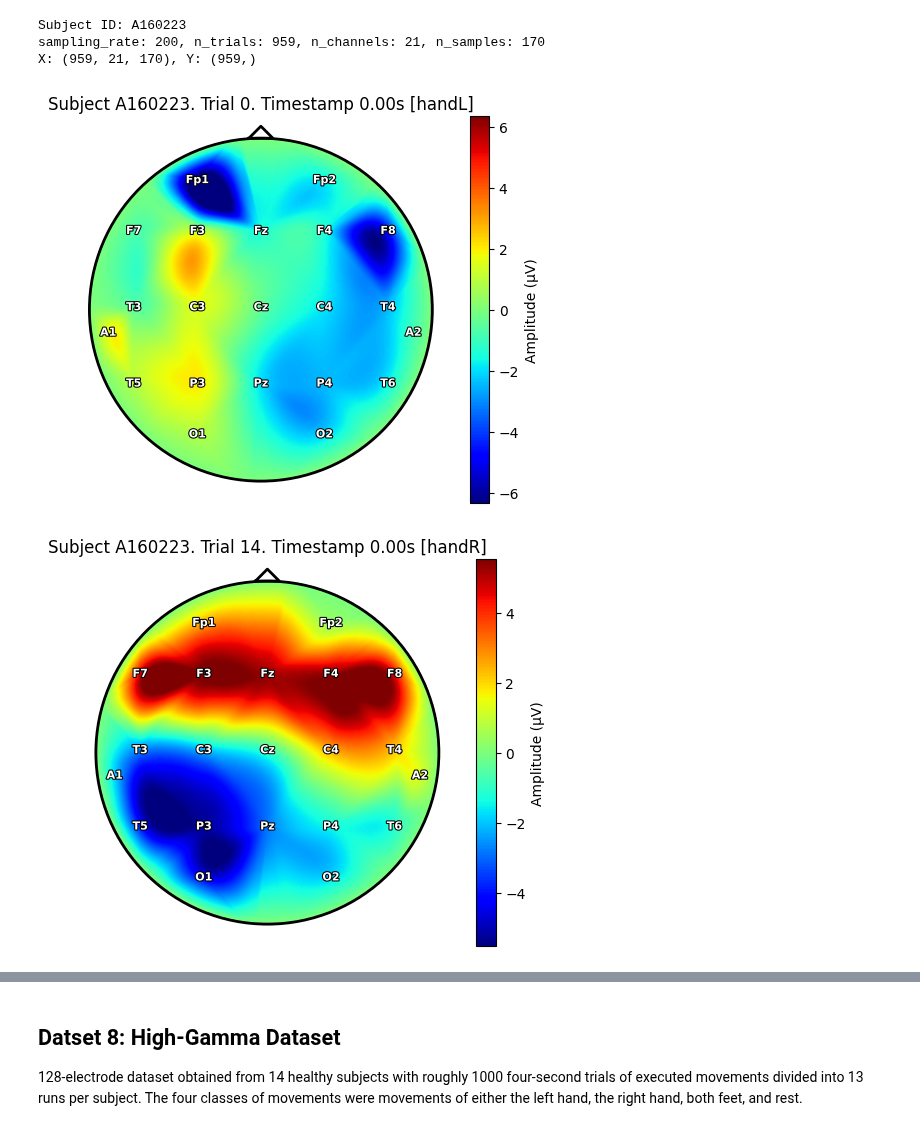
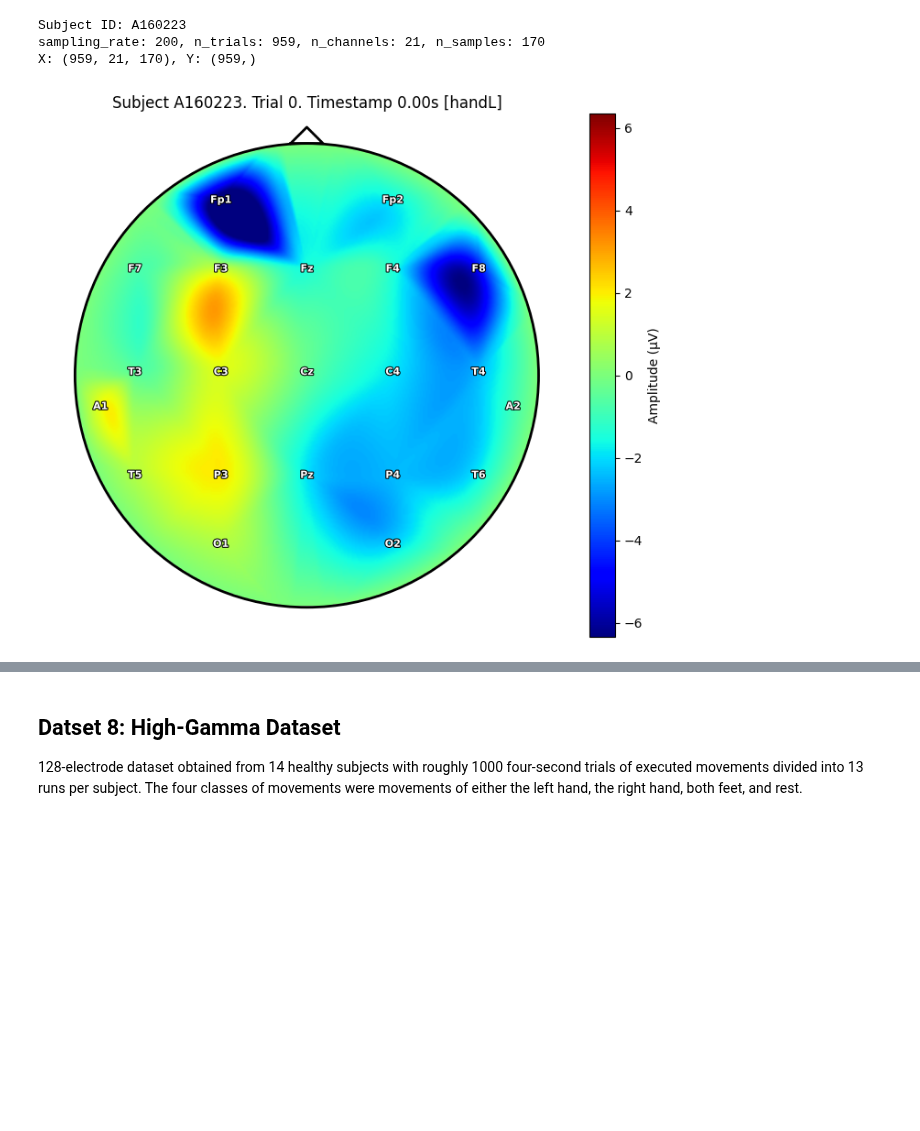
Before and after one commit to annzb/eeg-mi-decoders, a Jupyter notebook: main.ipynb, the cells around one changed output, grey strips where cells are left out. Cells and saved outputs as stored; diff of their text form; code cells hidden in the pictures; blank space fills up the shorter version.

```diff
--- a/main.ipynb
+++ b/main.ipynb
@@ -133,7 +134,6 @@ Subject ID: A160223
 sampling_rate: 200, n_trials: 959, n_channels: 21, n_samples: 170
 X: (959, 21, 170), Y: (959,)
 # %%
-ds4_subject.plot_head(trial=0, plot_joint=True)
+ds4_subject.plot_head(trial=0, plot_joint=False)
 # %% [output]
-[figure, old version]
+[figure, new version]
-[figure, removed]
```
Also changed, not shown: parts of 7 cells of this notebook, 4 other files.
